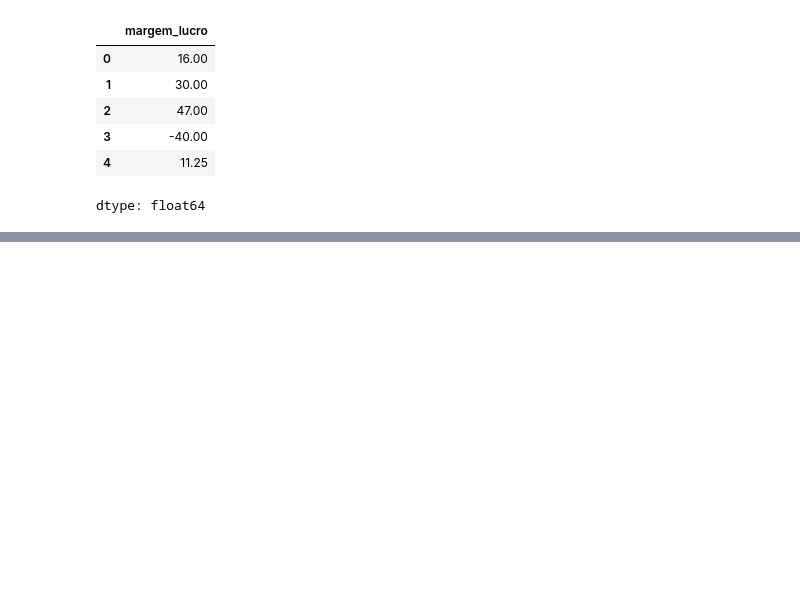
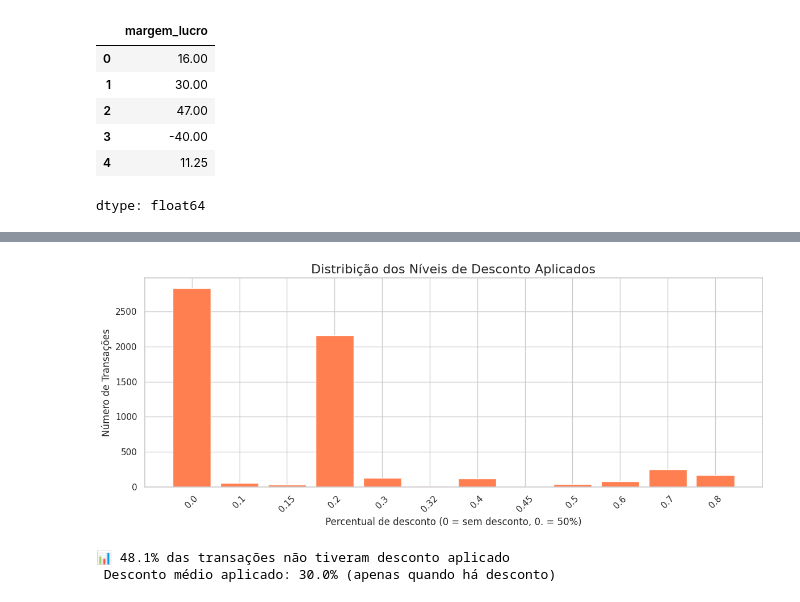
Before and after one commit to MontenegroRafael/Analise-de-Dados, a Jupyter notebook: Desafio Extra.ipynb, the cells around one changed output, grey strips where cells are left out. Cells and saved outputs as stored; diff of their text form; code cells hidden in the pictures; blank space fills up the shorter version.

```diff
--- a/Desafio Extra.ipynb
+++ b/Desafio Extra.ipynb
@@ -243,0 +360,23 @@ df['regiao'] = df['regiao'].map({
+# %%
+# Distribuição de descontos
+# O desconto vai de 0 (sem desconto) a 1 (100% de desconto)
+
+fig, ax = plt.subplots(figsize=(12,5))
+
+contagem_desconto = df['desconto'].value_counts().sort_index()
+ax.bar(contagem_desconto.index.astype(str), contagem_desconto.values, color='coral', edgecolor='white')
+ax.set_title('Distribição dos Níveis de Desconto Aplicados', fontsize=16)
+ax.set_xlabel('Percentual de desconto (0 = sem desconto, 0. = 50%)')
+ax.set_ylabel('Número de Transações')
+plt.xticks(rotation=45)
+
+plt.tight_layout()
+plt.show()
+
+sem_desconto = (df['desconto']== 0).mean() * 100
+print(f'\n📊 {sem_desconto:.1f}% das transações não tiveram desconto aplicado')
+print(f' Desconto médio aplicado: {df[df["desconto"] > 0]['desconto'].mean() * 100:.1f}% (apenas quando há desconto)')
+# %% [output]
+[figure, added]
+📊 48.1% das transações não tiveram desconto aplicado
+ Desconto médio aplicado: 30.0% (apenas quando há desconto)
```
Also changed, not shown: parts of 12 cells of this notebook.
